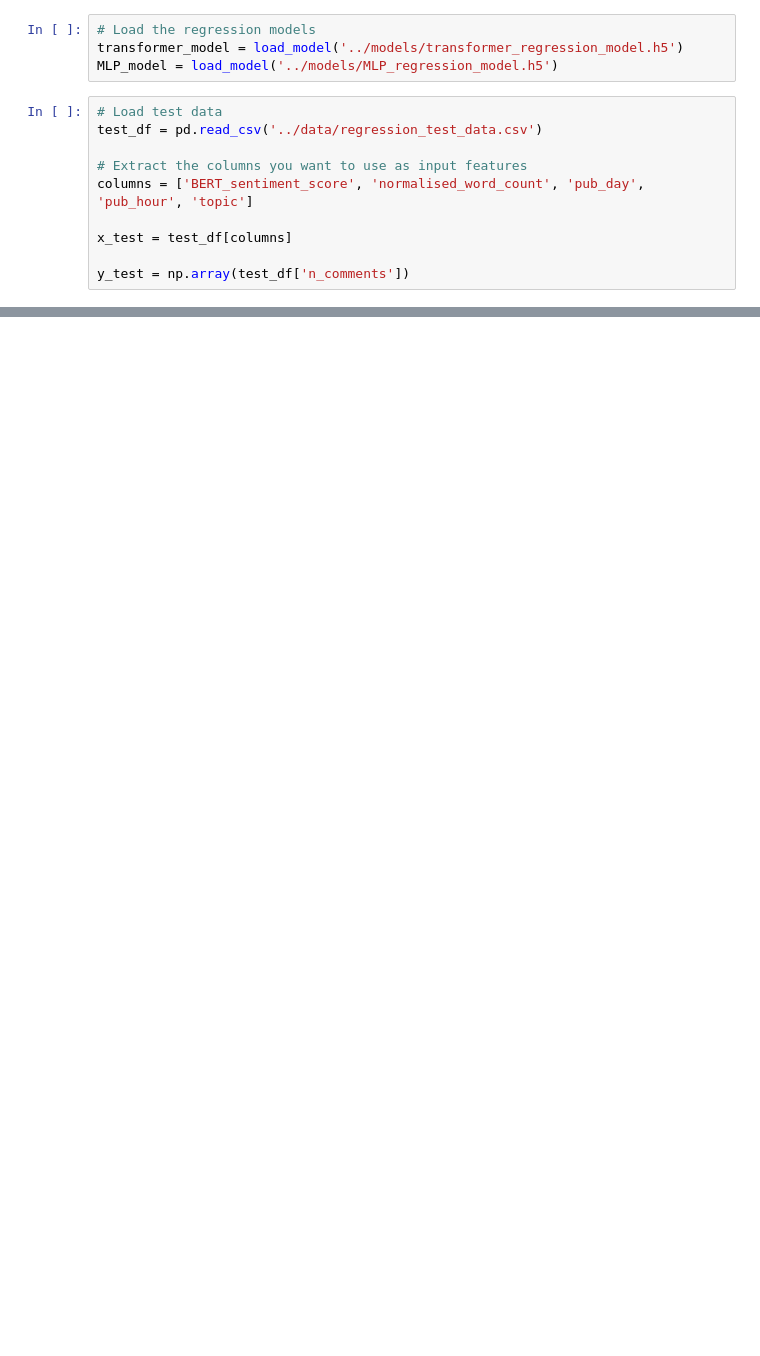
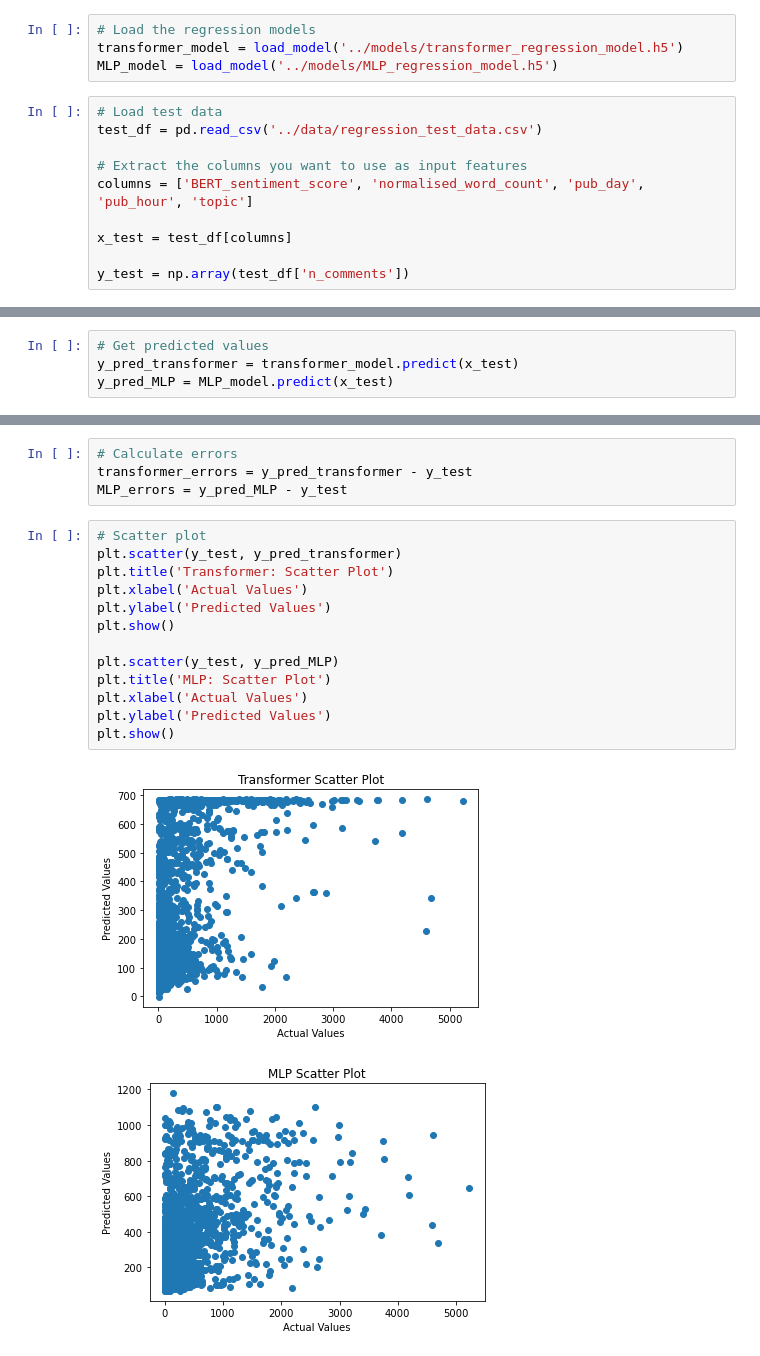
Before and after one commit to EoinCous/Deep_Learning_Project, a Jupyter notebook: notebooks/Regression_Comparison.ipynb, the cells around one changed output, grey strips where cells are left out. Saved outputs shown, nothing was run; the diff lists cells and outputs as text; blank space fills up the shorter version.

```diff
--- a/notebooks/Regression_Comparison.ipynb
+++ b/notebooks/Regression_Comparison.ipynb
@@ -29,0 +38,4 @@ MLP_model.evaluate(x_test, y_test)
+# %%
+# Get predicted values
+y_pred_transformer = transformer_model.predict(x_test)
+y_pred_MLP = MLP_model.predict(x_test)
@@ -29,0 +45,20 @@ MLP_model.evaluate(x_test, y_test)
+# %%
+# Calculate errors
+transformer_errors = y_pred_transformer - y_test
+MLP_errors = y_pred_MLP - y_test
+# %%
+# Scatter plot
+plt.scatter(y_test, y_pred_transformer)
+plt.title('Transformer: Scatter Plot')
+plt.xlabel('Actual Values')
+plt.ylabel('Predicted Values')
+plt.show()
+
+plt.scatter(y_test, y_pred_MLP)
+plt.title('MLP: Scatter Plot')
+plt.xlabel('Actual Values')
+plt.ylabel('Predicted Values')
+plt.show()
+# %% [output]
+[figure, added]
+[figure, added]
```
Also changed, not shown: parts of 7 cells of this notebook, 3 other files.
